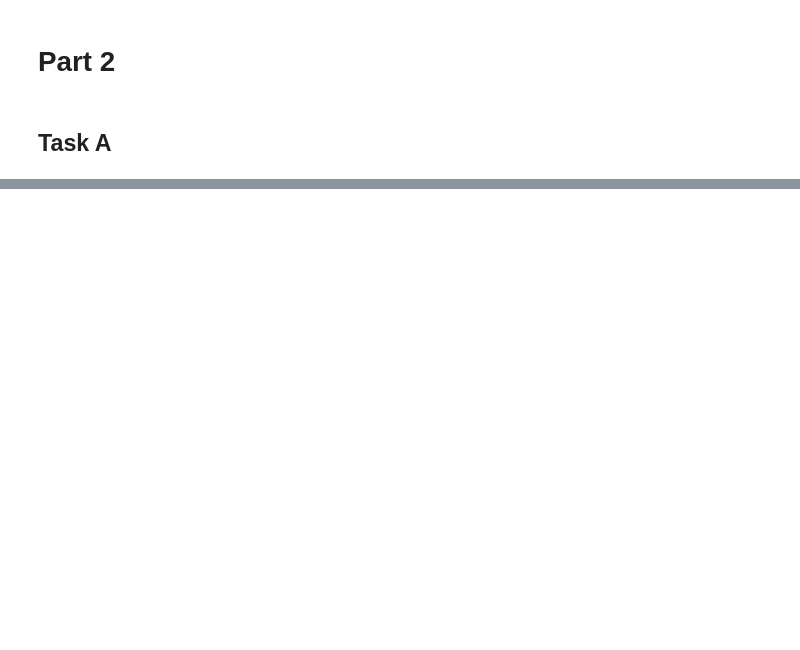
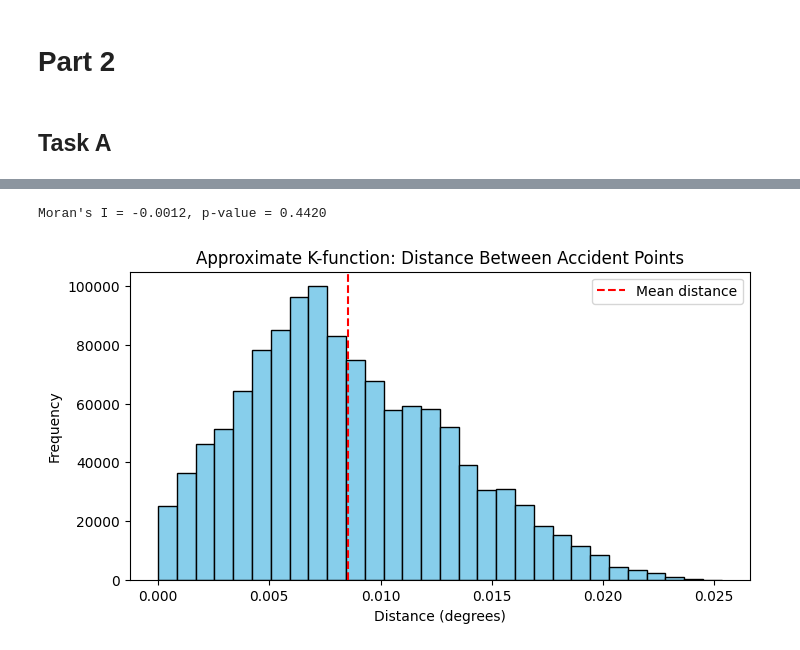
Before and after one commit to wszfln/Network-Data-Analysis-Assessment, a Jupyter notebook: part2.ipynb, the cells around one changed output, grey strips where cells are left out. Cells and saved outputs as stored; diff of their text form; code cells hidden in the pictures; blank space fills up the shorter version.

```diff
--- a/part2.ipynb
+++ b/part2.ipynb
@@ -114,0 +140,35 @@ Task A Final Result
+# %%
+# Investigate whether a high number of accidents on one road correlates with a high number on connecting roads
+from esda.moran import Moran
+from libpysal import weights
+from scipy.spatial.distance import pdist
+
+# Count the number of accidents on each road
+edge_sindex = gdf_edges_plot.sindex
+edge_acc_counts = pd.Series(0, index=gdf_edges_plot.index)
+for pt in gdf_clipped.geometry:
+    pos_idx = list(edge_sindex.nearest(pt, 1))[0]
+    edge_id = gdf_edges_plot.index[pos_idx]
+    edge_acc_counts[edge_id] += 1
+gdf_edges_plot["acc_count"] = edge_acc_counts
+
+# Calculate Moran's I
+w = weights.Queen.from_dataframe(gdf_edges_plot, use_index=True)
+moran = Moran(gdf_edges_plot["acc_count"], w)
+print(f"Moran's I = {moran.I:.4f}, p-value = {moran.p_sim:.4f}")
+
+# k-function
+coords = np.array([(pt.x, pt.y) for pt in gdf_clipped.geometry])
+dists = pdist(coords)
+
+plt.figure(figsize=(8, 4))
+plt.hist(dists, bins=30, color='skyblue', edgecolor='black')
+plt.title("Approximate K-function: Distance Between Accident Points")
+plt.xlabel("Distance (degrees)")
+plt.ylabel("Frequency")
+plt.axvline(np.mean(dists), color='red', linestyle='--', label='Mean distance')
+plt.legend()
+plt.show()
+# %% [output]
+Moran's I = -0.0012, p-value = 0.4420
+[figure, added]
```
Also changed, not shown: parts of 4 cells of this notebook, 3 other files.
